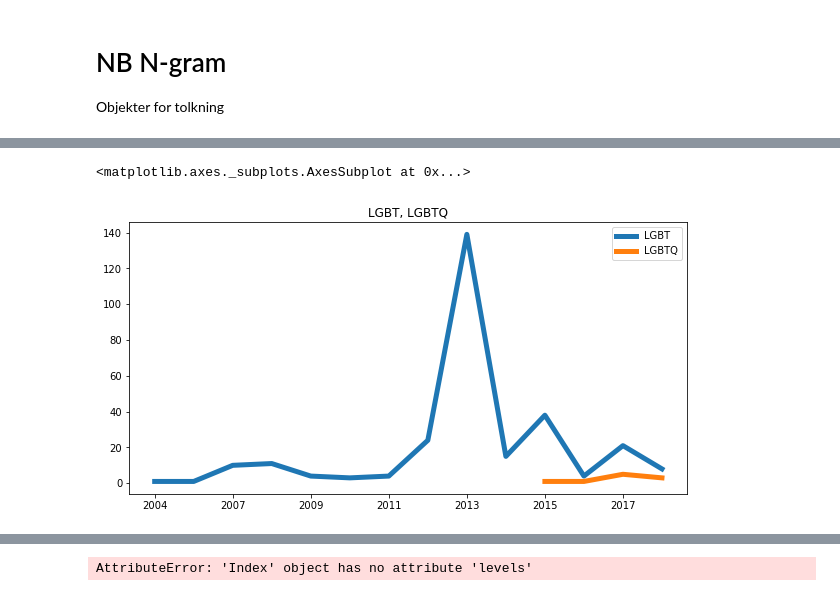
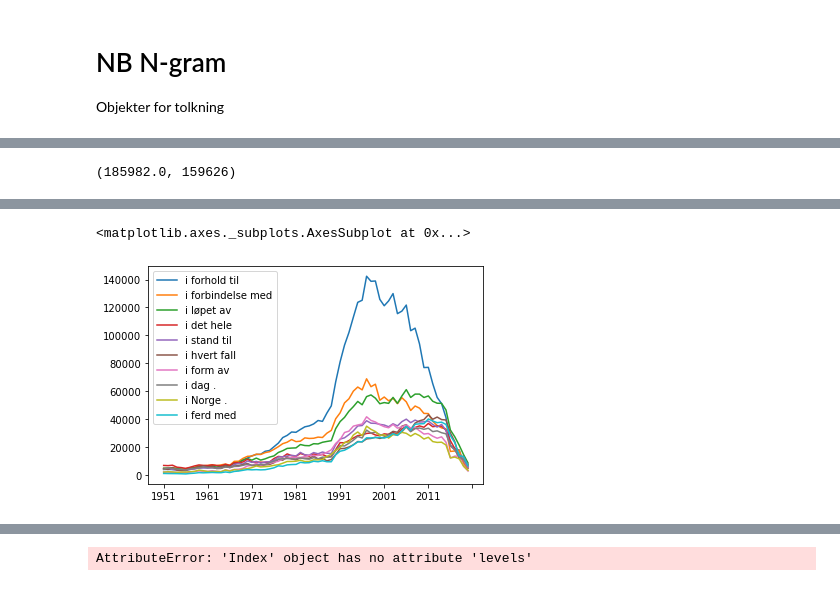
Before and after one commit to Yoonsen/Miscellaneous-Notebooks, a Jupyter notebook: DHlab_språkbanken/dhlab-Copy1.ipynb, the cells around one changed output, grey strips where cells are left out. Drawn from its saved outputs; the diff is of its cells as text; code cells hidden in the pictures.

```diff
--- a/DHlab_språkbanken/dhlab-Copy1.ipynb
+++ b/DHlab_språkbanken/dhlab-Copy1.ipynb
@@ -23,10 +23,13 @@ http://34.88.151.9/#ngram/query?terms=og&lang=nor&case_sens=0&freq=rel&corpus=bo
 # %%
-def get_ngram(terms, corpus='avis'):
+def get_ngram(terms, corpus='bok',lang = 'all', case = 0):
     req = requests.get(
-        "http://34.88.151.9/ngram/query?terms={terms}&amp;corpus={corpus}".format(
-            terms=terms,
-            corpus=corpus
-        ))
+        "http://35.228.68.102.nip.io/ngram_1/ngram/query", params = {
+         'lang' : lang,
+        'corpus': corpus,
+            'terms':terms,
+        'case_sens': case
+        }
+        )
     if req.status_code == 200:
         res = req.text
     else:
@@ -63,5 +42,0 @@ nb.ngram_conv(get_ngram("LGBT, LGBTQ, lgbt, lgbtq"), years = (1950, 2018), mode
-# %%
-d2.ngram_book(word = ['LGBT', "LGBTQ"], period = (1950, 2018)).plot(figsize = (10,5), lw = 5, title = "LGBT, LGBTQ")
-# %% [output]
-<matplotlib.axes._subplots.AxesSubplot at 0x...>
-[figure, removed]
@@ -67,0 +46,8 @@ d2.ngram_book(word = ['LGBT', "LGBTQ"], period = (1950, 2018)).plot(figsize = (1
+# %%
+print(check('ikkje'))
+# %% [output]
+(185982.0, 159626)
+# %%
+%%time
+nb.ngram_conv(get_ngram('i * *', corpus = 'bok', case = 1), years = (1951, 2020), mode ='a').plot()
+# %% [output]
@@ -67,0 +55,2 @@ d2.ngram_book(word = ['LGBT', "LGBTQ"], period = (1950, 2018)).plot(figsize = (1
+<matplotlib.axes._subplots.AxesSubplot at 0x...>
+[figure, added]
```
Also changed, not shown: parts of 17 cells of this notebook, 1 other file.
